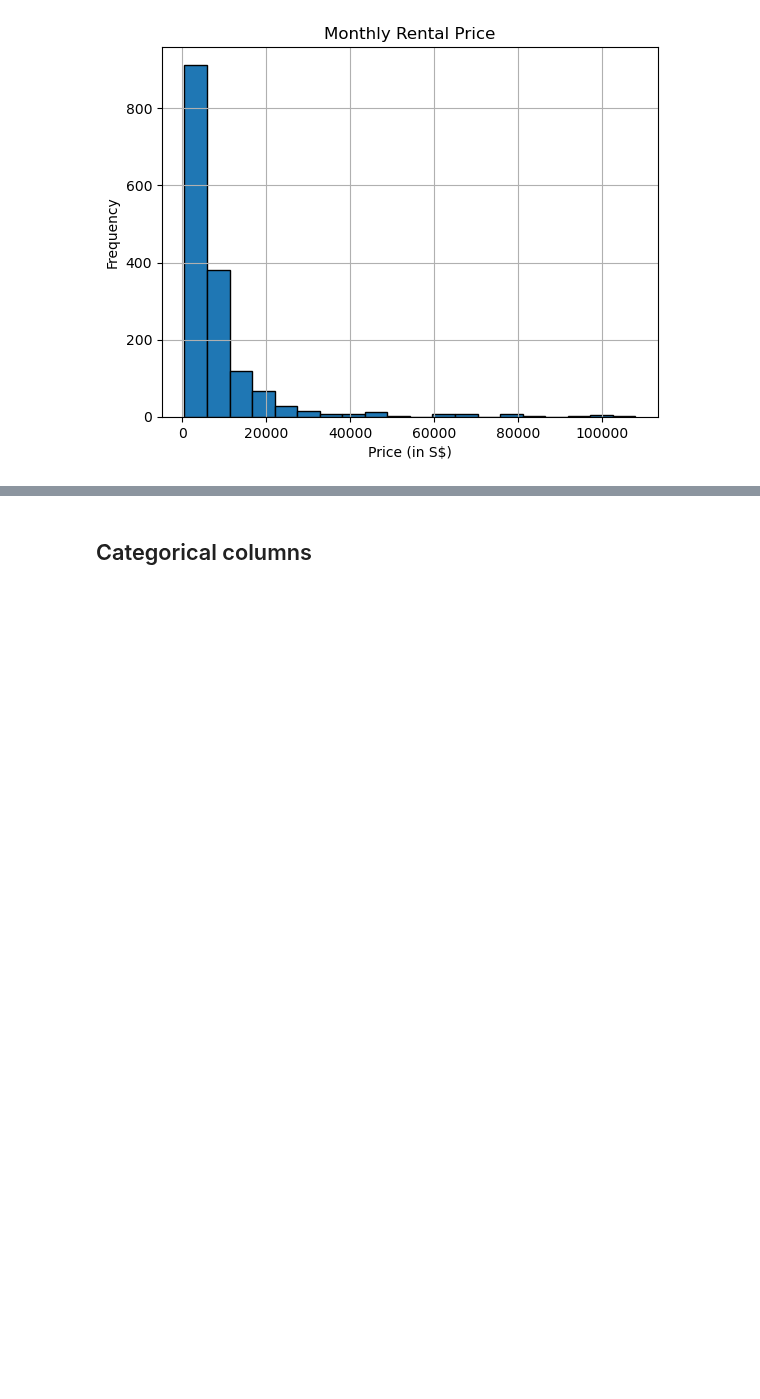
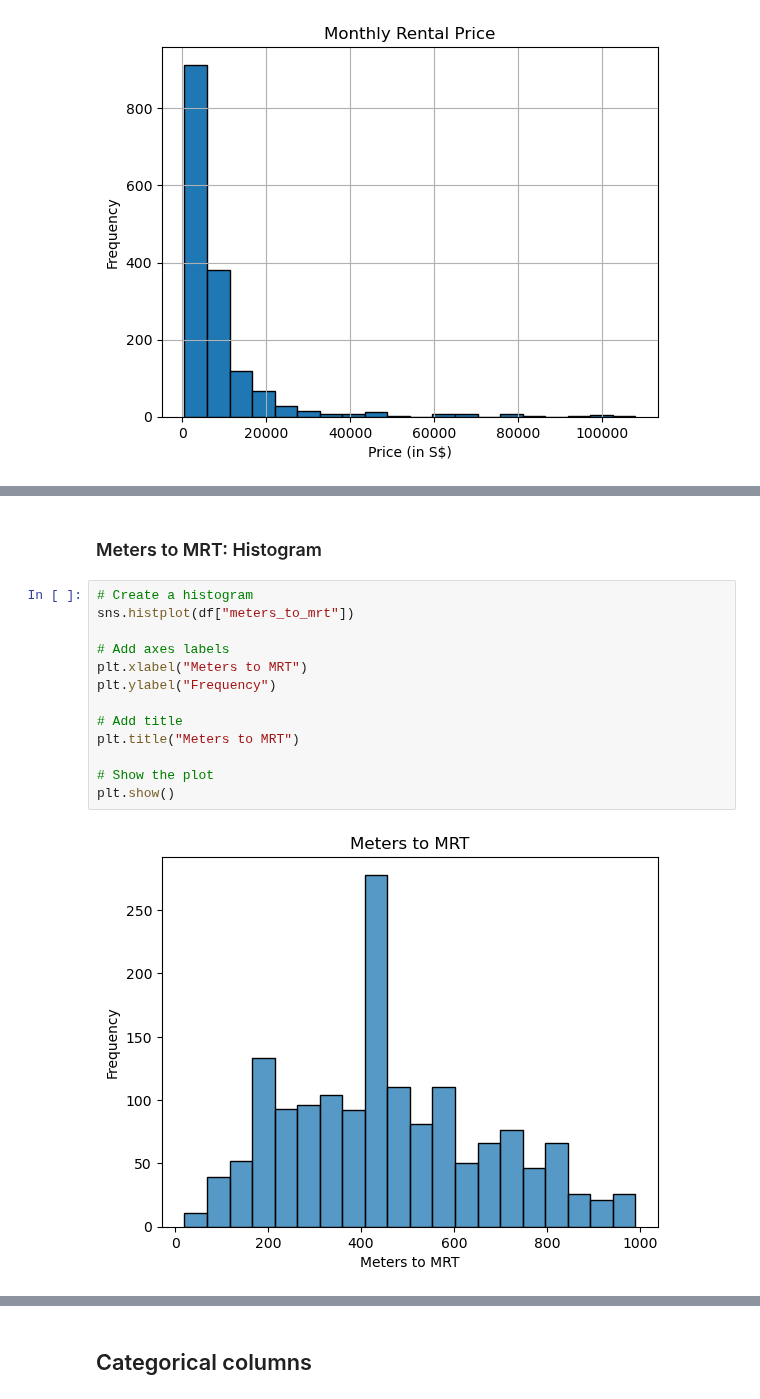
Before and after one commit to JensBender/rental-price-prediction, a Jupyter notebook: data_preprocessing.ipynb, the cells around one changed output, grey strips where cells are left out. Saved outputs shown, nothing was run; the diff lists cells and outputs as text; blank space fills up the shorter version.

Commit message:
in preprocessing, add histogram for meters to mrt, meters to school and built year

```diff
--- a/data_preprocessing.ipynb
+++ b/data_preprocessing.ipynb
@@ -1026,0 +1024,17 @@ plt.show()
+# %% [markdown]
+### Meters to MRT: Histogram
+# %%
+# Create a histogram
+sns.histplot(df["meters_to_mrt"])
+
+# Add axes labels
+plt.xlabel("Meters to MRT")
+plt.ylabel("Frequency")
+
+# Add title
+plt.title("Meters to MRT")
+
+# Show the plot
+plt.show()
+# %% [output]
+[figure, added]
```
Also changed, not shown: parts of 26 cells of this notebook.
